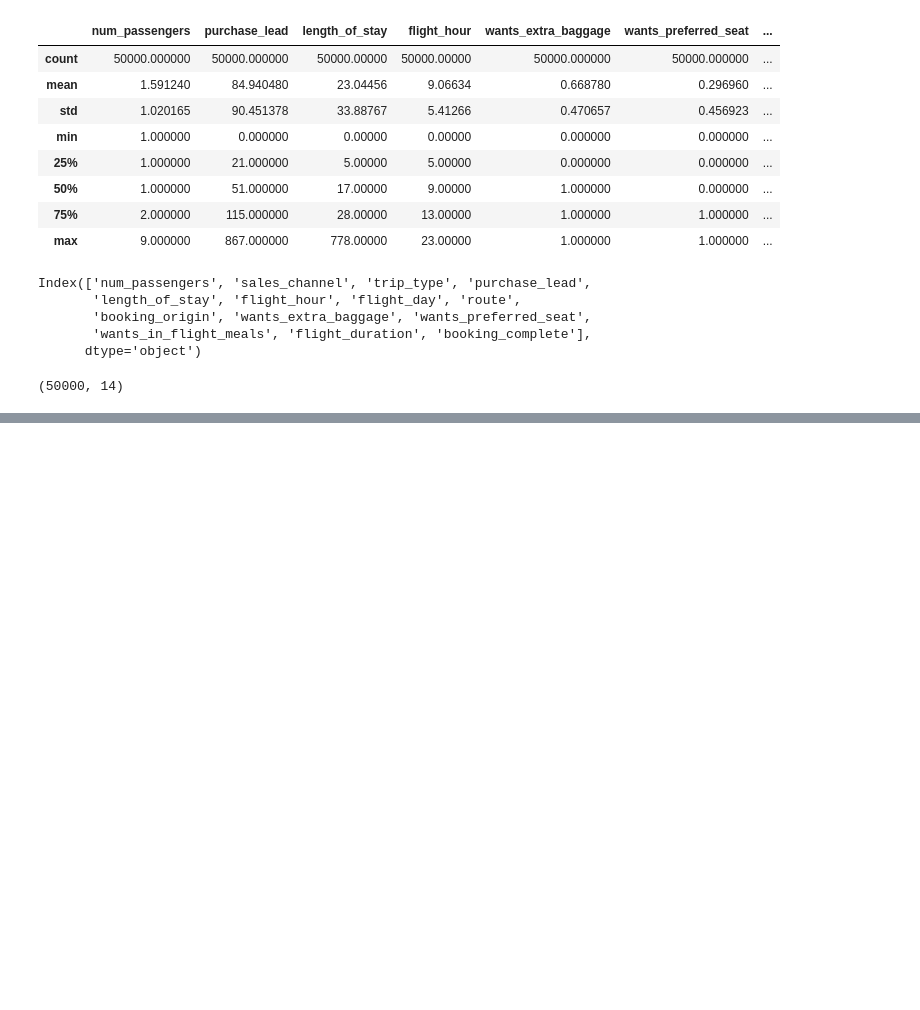
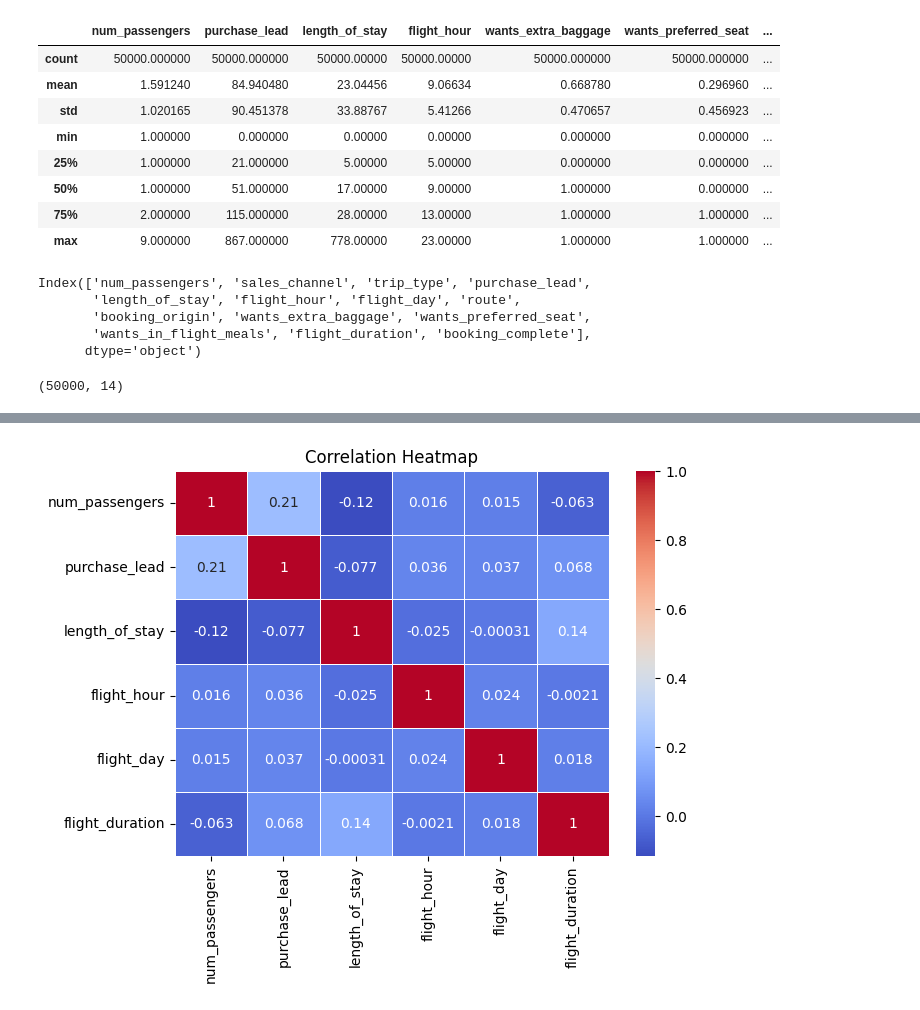
Before and after one commit to JOCRZ/BritishAirways-Intership, a Jupyter notebook: British-Airways/Ipython-book/model.ipynb, the cells around one changed output, grey strips where cells are left out. Saved outputs shown, nothing was run; the diff lists cells and outputs as text; code cells hidden in the pictures; blank space fills up the shorter version.

```diff
--- a/British-Airways/Ipython-book/model.ipynb
+++ b/British-Airways/Ipython-book/model.ipynb
@@ -67,0 +294,16 @@ df
+# %%
+columns_to_correlate = [
+    'num_passengers', 'purchase_lead', 'length_of_stay',
+    'flight_hour', 'flight_day', 'flight_duration'
+]
+
+correlation_matrix = df[columns_to_correlate].corr()
+
+
+plt.figure(figsize=(7, 5))
+sns.heatmap(correlation_matrix, annot=True, cmap='coolwarm', linewidths=0.5)
+plt.title("Correlation Heatmap")
+
+plt.show()
+# %% [output]
+[figure, added]
```
Also changed, not shown: parts of 36 cells of this notebook.
